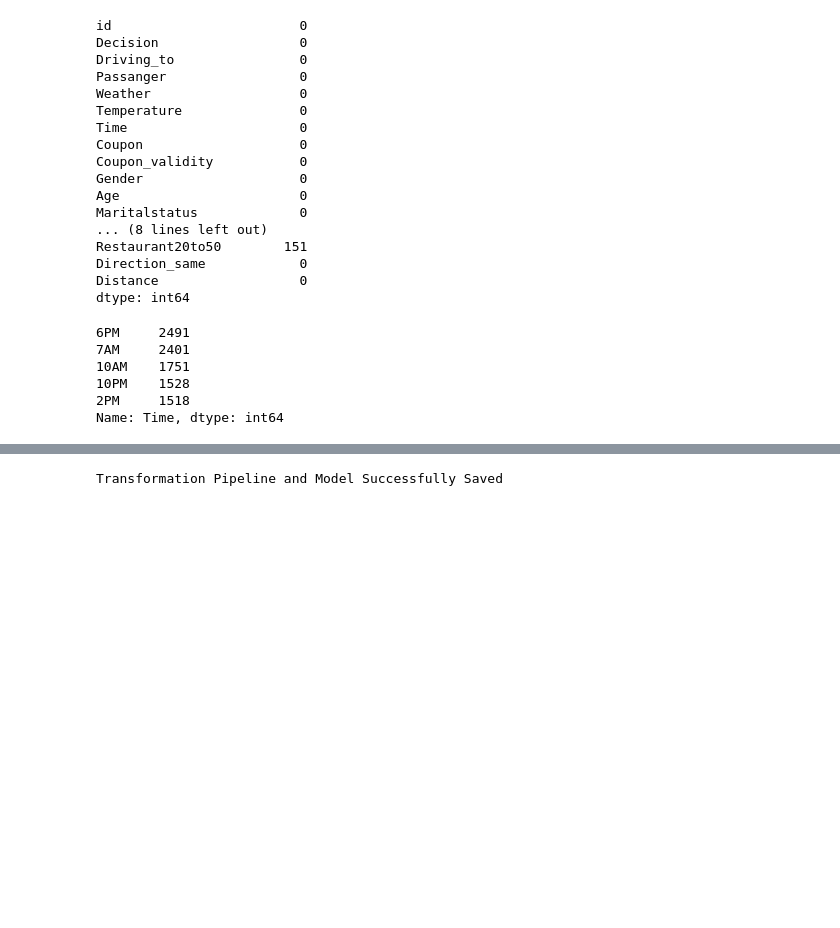
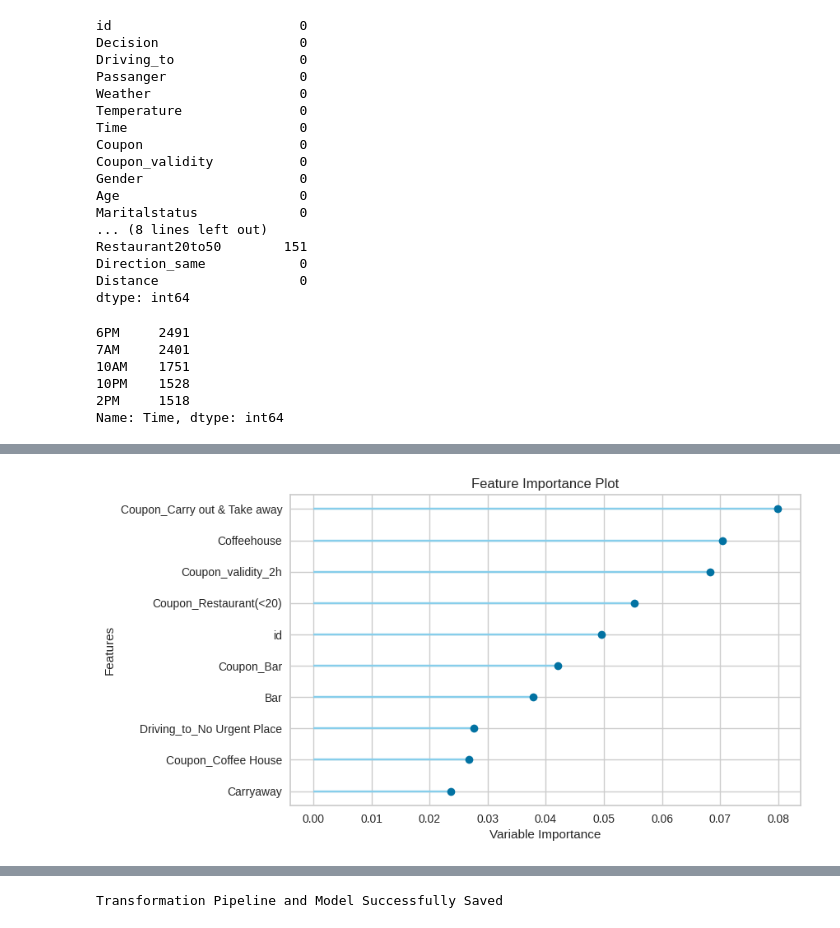
Before and after one commit to ZhuoqunWang0120/cs671kaggle, a Jupyter notebook: report.ipynb, the cells around one changed output, grey strips where cells are left out. Cells and saved outputs as stored; diff of their text form; code cells hidden in the pictures; blank space fills up the shorter version.

```diff
--- a/report.ipynb
+++ b/report.ipynb
@@ -110,0 +154,4 @@ best_model = compare_models()
+# %%
+plot_model(tuned_rf, plot='feature')
+# %% [output]
+[figure, added]
```
Also changed, not shown: parts of 15 cells of this notebook, 1 other file.
